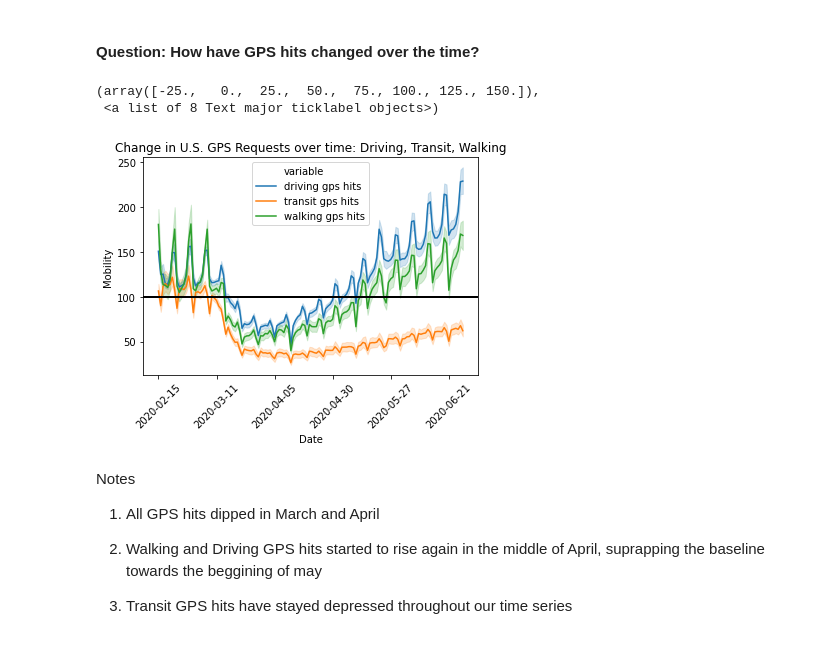
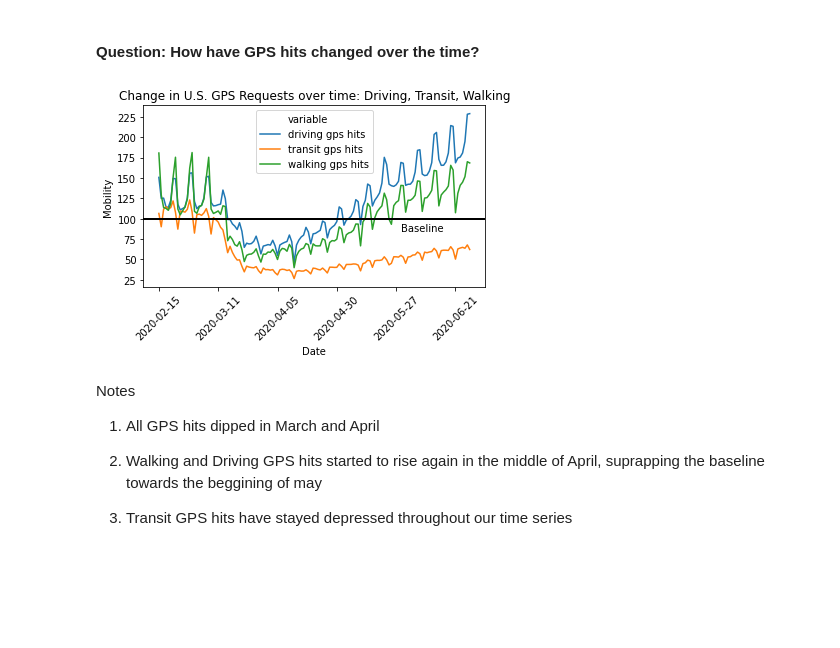
Before and after one commit to jeremysilva1098/mobility_covid, a Jupyter notebook: COVID-19 and Mobility EDA.ipynb, the cells around one changed output. Cells and saved outputs as stored; diff of their text form; code cells hidden in the pictures; blank space fills up the shorter version.

Commit message:
Clean and export graphs

```diff
--- a/COVID-19 and Mobility EDA.ipynb
+++ b/COVID-19 and Mobility EDA.ipynb
@@ -211,25 +211,26 @@ Text(0, 0.5, 'Date')
 # %%
 import matplotlib.ticker as ticker
 
 # Pull out Driving, Transit, Walking and melt it down to a new df to make it easier to plot
 tl= full_df[['date', 'driving gps hits', 'transit gps hits', 'walking gps hits']]
 tl= tl.melt(id_vars='date')
-sns.lineplot(x='date',y='value',data=tl, hue='variable')
+sns.lineplot(x='date',y='value',data=tl, hue='variable', err_style=None)
 
 # set the axis to be number of days rathe r than the actual date
 ax = plt.gca()
 ax.xaxis.set_major_locator(ticker.MultipleLocator(base=25))
 # Put a line at baseline which is 100
 ax.axhline(100, color='black', lw=2)
 
 plt.title('Change in U.S. GPS Requests over time: Driving, Transit, Walking')
 plt.xlabel('Date')
 plt.ylabel('Mobility')
 plt.xticks(rotation=45)
+plt.text(120,85,'Baseline',horizontalalignment='right')
+plt.tight_layout()
+plt.savefig('Images/gps_over_time.png')
 # %% [output]
-(array([-25.,   0.,  25.,  50.,  75., 100., 125., 150.]),
- <a list of 8 Text major ticklabel objects>)
-[figure, old version]
+[figure, new version]
 # %% [markdown]
 Notes
 
```
Also changed, not shown: parts of 4 cells of this notebook.
